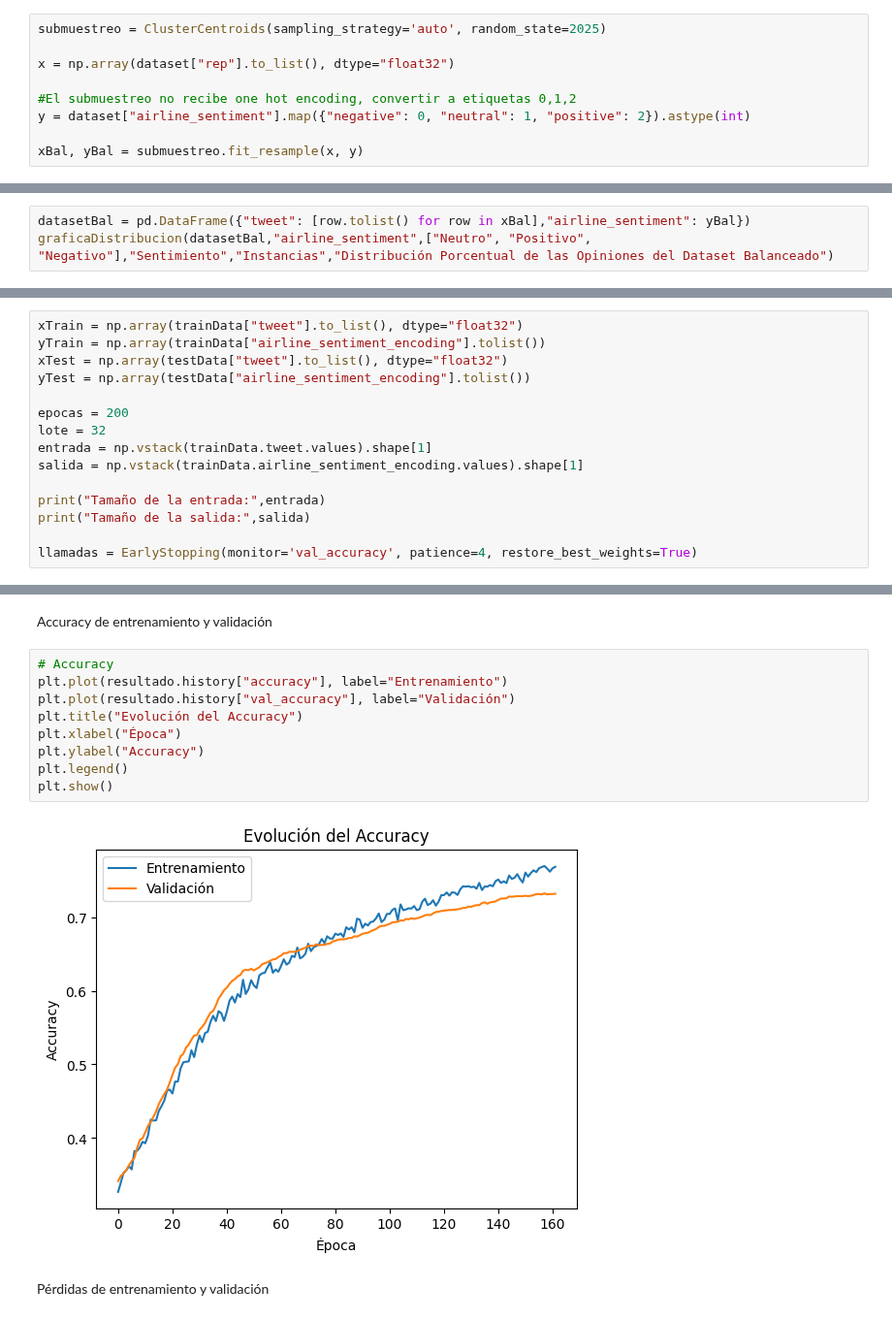
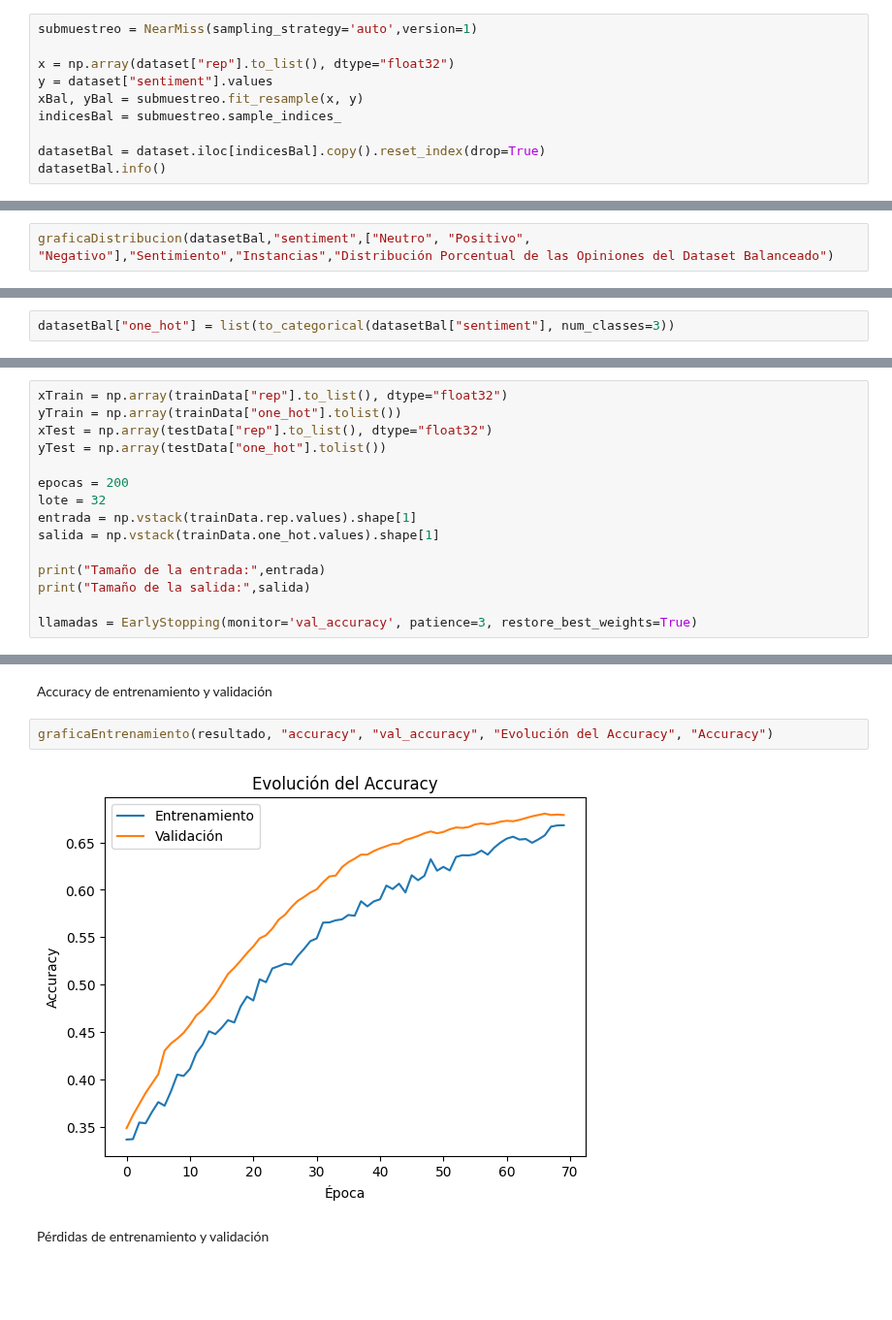
Before and after one commit to AngieJoya99/Proyecto-RN, a Jupyter notebook: Entrega1.ipynb, the cells around one changed output, grey strips where cells are left out. Shown at 97% size. Saved outputs shown, nothing was run; the diff lists cells and outputs as text; blank space fills up the shorter version.

Commit message:
Actualizacion con Near Miss

```diff
--- a/Entrega1.ipynb
+++ b/Entrega1.ipynb
@@ -177,9 +195,10 @@ Como la distribución de los datos no está balanceada, implementamos la técnic
 # %%
-submuestreo = ClusterCentroids(sampling_strategy='auto', random_state=2025)
+submuestreo = NearMiss(sampling_strategy='auto',version=1)
 
 x = np.array(dataset["rep"].to_list(), dtype="float32")
+y = dataset["sentiment"].values
+xBal, yBal = submuestreo.fit_resample(x, y)
+indicesBal = submuestreo.sample_indices_
 
-#El submuestreo no recibe one hot encoding, convertir a etiquetas 0,1,2
-y = dataset["airline_sentiment"].map({"negative": 0, "neutral": 1, "positive": 2}).astype(int)
-
-xBal, yBal = submuestreo.fit_resample(x, y)
+datasetBal = dataset.iloc[indicesBal].copy().reset_index(drop=True)
+datasetBal.info()
@@ -186,5 +217,4 @@ xBal, yBal = submuestreo.fit_resample(x, y)
 # %%
-datasetBal = pd.DataFrame({"tweet": [row.tolist() for row in xBal],"airline_sentiment": yBal})
-graficaDistribucion(datasetBal,"airline_sentiment",["Neutro", "Positivo", "Negativo"],"Sentimiento","Instancias","Distribución Porcentual de las Opiniones del Dataset Balanceado")
+graficaDistribucion(datasetBal,"sentiment",["Neutro", "Positivo", "Negativo"],"Sentimiento","Instancias","Distribución Porcentual de las Opiniones del Dataset Balanceado")
 # %% [output]
 [figure]
@@ -191,3 +223,5 @@ graficaDistribucion(datasetBal,"airline_sentiment",["Neutro", "Positivo", "Negat
+# %%
+datasetBal["one_hot"] = list(to_categorical(datasetBal["sentiment"], num_classes=3))
 # %% [markdown]
 ## Creación y Entrenamiento de la Red Neuronal
 # %% [markdown]
@@ -247,18 +276,18 @@ def entrenamiento (xTrain, yTrain, xTest, yTest, modelo, epocas, lote, es):
 # %% [markdown]
 Damos el formato correcto a los dataset y definimos los valores de los parámetros de entrenamiento
 # %%
-xTrain = np.array(trainData["tweet"].to_list(), dtype="float32")
-yTrain = np.array(trainData["airline_sentiment_encoding"].tolist())
-xTest = np.array(testData["tweet"].to_list(), dtype="float32")
-yTest = np.array(testData["airline_sentiment_encoding"].tolist())
+xTrain = np.array(trainData["rep"].to_list(), dtype="float32")
+yTrain = np.array(trainData["one_hot"].tolist())
+xTest = np.array(testData["rep"].to_list(), dtype="float32")
+yTest = np.array(testData["one_hot"].tolist())
 
 epocas = 200
 lote = 32
-entrada = np.vstack(trainData.tweet.values).shape[1]
-salida = np.vstack(trainData.airline_sentiment_encoding.values).shape[1]
+entrada = np.vstack(trainData.rep.values).shape[1]
+salida = np.vstack(trainData.one_hot.values).shape[1]
 
 print("Tamaño de la entrada:",entrada)
 print("Tamaño de la salida:",salida)
 
-llamadas = EarlyStopping(monitor='val_accuracy', patience=4, restore_best_weights=True)
+llamadas = EarlyStopping(monitor='val_accuracy', patience=3, restore_best_weights=True)
 # %% [output]
@@ -325,16 +341,9 @@ plt.show()
 # %% [markdown]
 Accuracy de entrenamiento y validación
 # %%
-# Accuracy
-plt.plot(resultado.history["accuracy"], label="Entrenamiento")
-plt.plot(resultado.history["val_accuracy"], label="Validación")
-plt.title("Evolución del Accuracy")
-plt.xlabel("Época")
-plt.ylabel("Accuracy")
-plt.legend()
-plt.show()
+graficaEntrenamiento(resultado, "accuracy", "val_accuracy", "Evolución del Accuracy", "Accuracy")
 # %% [output]
-[figure, old version]
+[figure, new version]
 # %% [markdown]
 Pérdidas de entrenamiento y validación
 # %%
```
Also changed, not shown: parts of 20 cells of this notebook.
